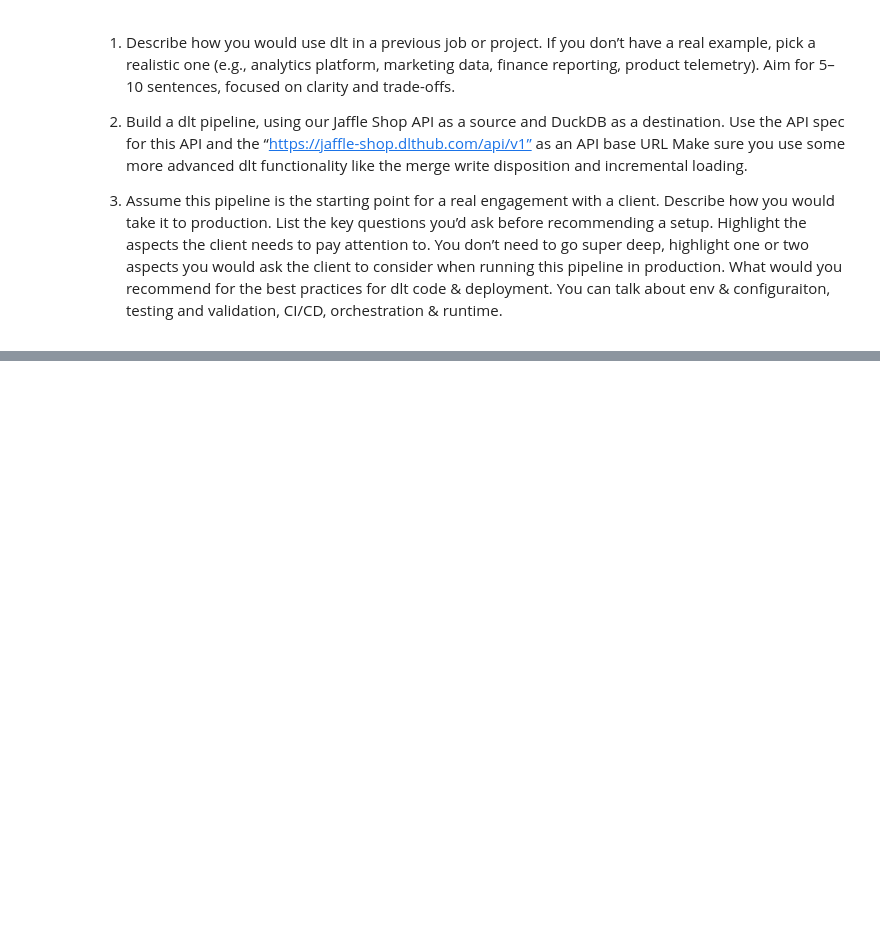
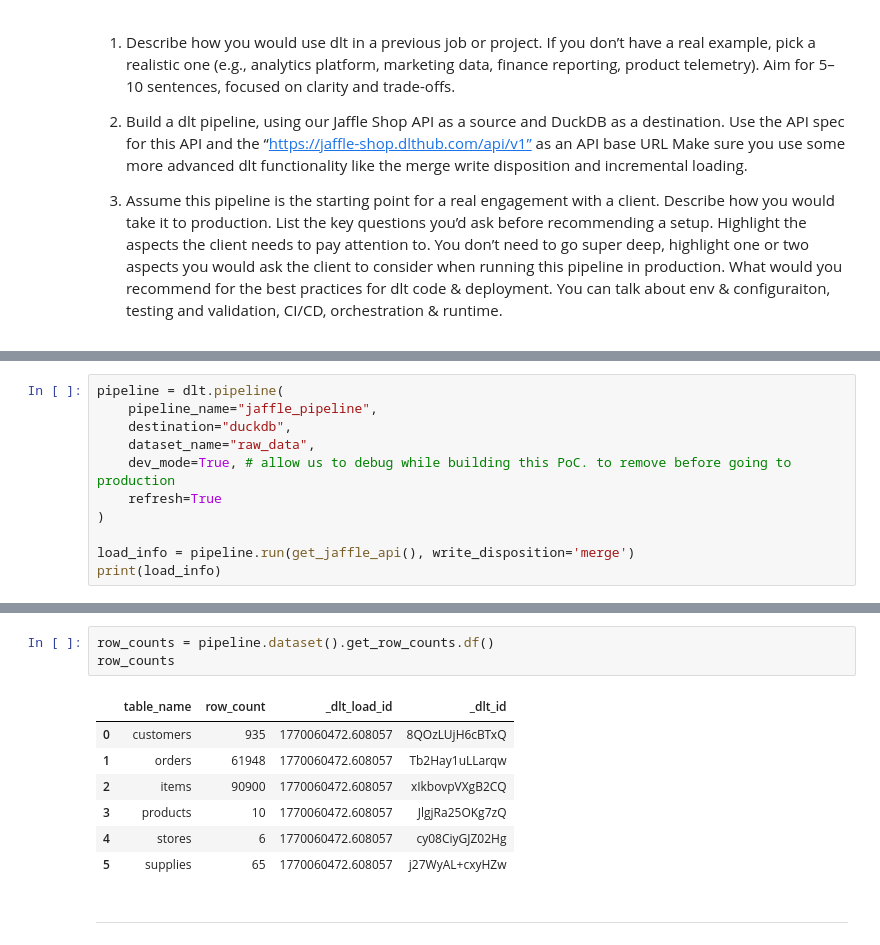
Before and after one commit to Kuurkuma/jaffle_poc, a Jupyter notebook: jaffle_pipeline.ipynb, the cells around one changed output, grey strips where cells are left out. Drawn from its saved outputs; the diff is of its cells as text; blank space fills up the shorter version.

```diff
--- a/jaffle_pipeline.ipynb
+++ b/jaffle_pipeline.ipynb
@@ -176,0 +170,11 @@ con.sql("""
+# %%
+pipeline = dlt.pipeline(
+    pipeline_name="jaffle_pipeline",
+    destination="duckdb",
+    dataset_name="raw_data",
+    dev_mode=True, # allow us to debug while building this PoC. to remove before going to production
+    refresh=True
+)
+
+load_info = pipeline.run(get_jaffle_api(), write_disposition='merge')
+print(load_info)
@@ -177 +219,14 @@ con.sql("""
+# %%
+row_counts = pipeline.dataset().get_row_counts.df()
+row_counts
+# %% [output]
+|  | table_name | row_count | _dlt_load_id | _dlt_id |
+| 0 | customers | 935 | 1770060472.608057 | 8QOzLUjH6cBTxQ |
+| 1 | orders | 61948 | 1770060472.608057 | Tb2Hay1uLLarqw |
+| 2 | items | 90900 | 1770060472.608057 | xIkbovpVXgB2CQ |
+| 3 | products | 10 | 1770060472.608057 | JlgjRa25OKg7zQ |
+| 4 | stores | 6 | 1770060472.608057 | cy08CiyGJZ02Hg |
+| 5 | supplies | 65 | 1770060472.608057 | j27WyAL+cxyHZw |
+# %% [markdown]
+---
 # %% [markdown]
```
Also changed, not shown: parts of 17 cells of this notebook, 5 other files.
